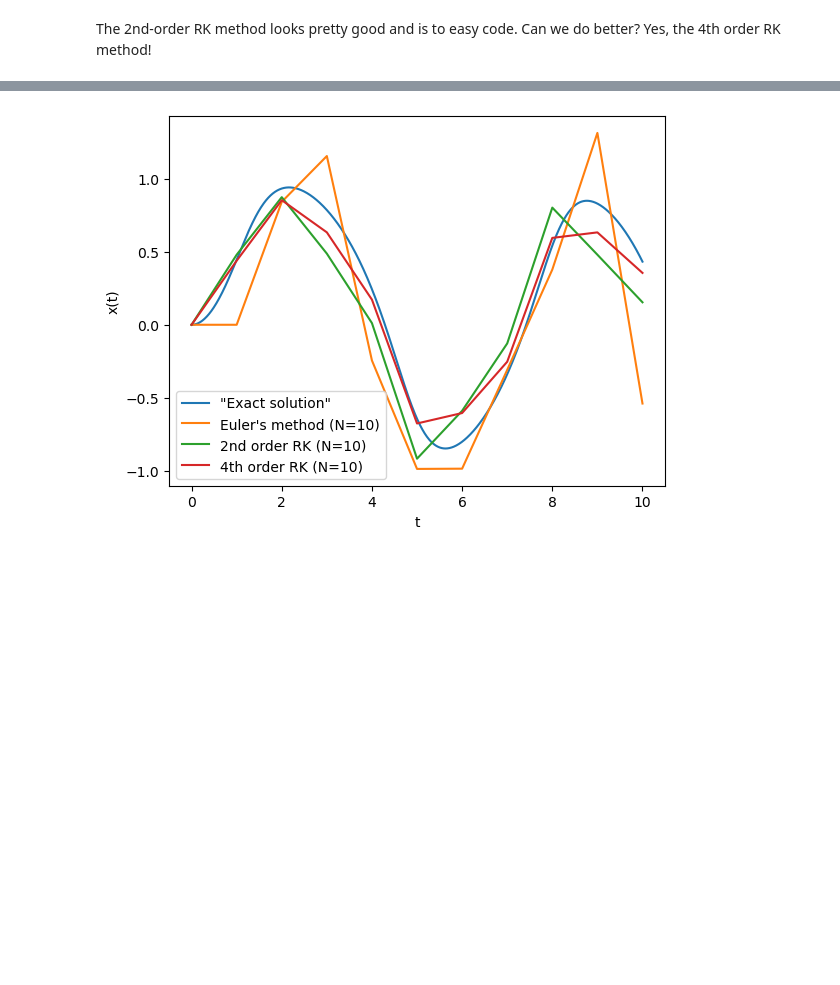
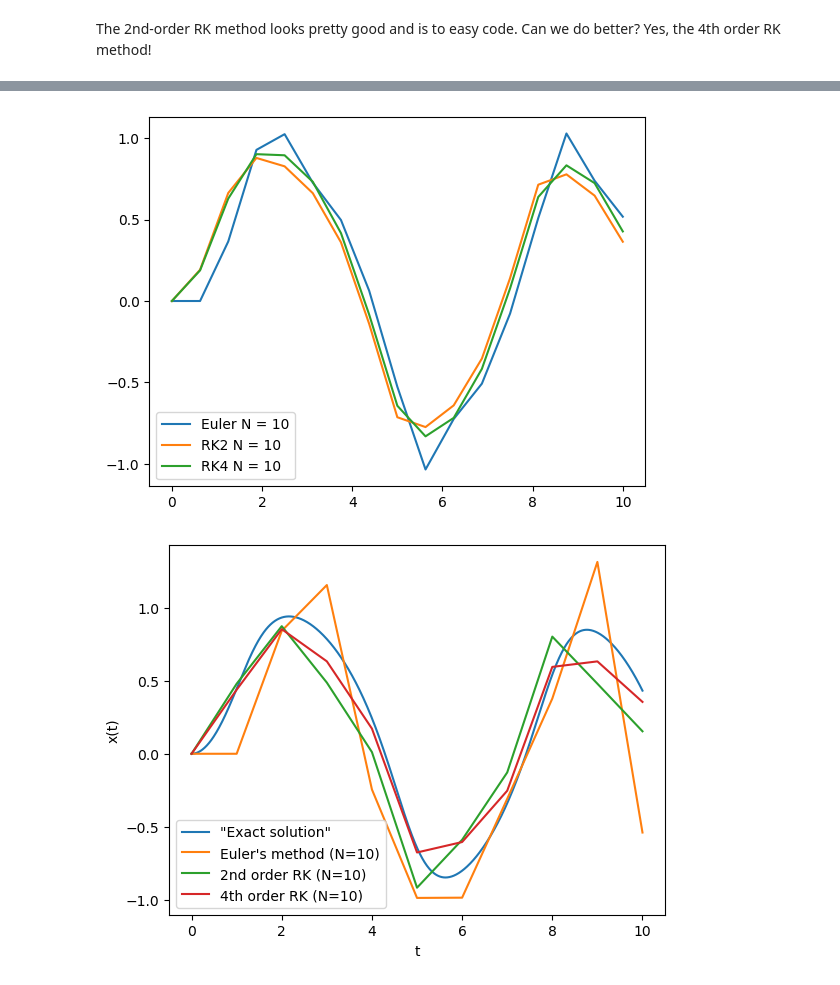
Before and after one commit to AcamaroCutcher/Computational-Physics, a Jupyter notebook: Class Notes/ph322_lecture11_may07_2026_prelecture.ipynb, the cells around one changed output, grey strips where cells are left out. Drawn from its saved outputs; the diff is of its cells as text; code cells hidden in the pictures; blank space fills up the shorter version.

```diff
--- a/Class Notes/ph322_lecture11_may07_2026_prelecture.ipynb
+++ b/Class Notes/ph322_lecture11_may07_2026_prelecture.ipynb
@@ -403,6 +451,75 @@ $
 This really isn't too bad. You can pretty much copy and paste this into your program with only a small amount of editing.
 
 I'll add the code to my program above so we can compare all three methods:
+# %%
+import numpy as np
+import matplotlib.pyplot as plt
+
+def df(x,t):
+    return -x**3 + np.sin(t)
+
+def rk2(f, t_start, t_end, N_steps, y0):
+
+    h = (t_end - t_start)/ N_steps
+    time_steps = np.arange(t_start, t_end + h, h)
+    approx_val = np.zeros_like(time_steps)
+
+    approx_val[0] = y0
+
+    for i in range(1, time_steps.shape[0]):
+        x = approx_val[i-1]
+        t = time_steps[i-1]
+        x_m = x + h/2 * f(x,t)
+        t_m = t + h/2
+        approx_val[i] = x + h*f(x_m, t_m)
+
+    return time_steps, approx_val
+
+time_steps, approx_val = rk2(df, 0, 10, 16, 0)
+
+def euler(df, a, b, N, y0):
+    h = (b - a)/N
+    time_steps = np.arange(a,b+ h, h)
+    approx_val = np.zeros_like(time_steps)
+    approx_val[0] = y0
+
+    for i in range(1, time_steps.shape[0]):
+        x = approx_val[i-1]
+        t = time_steps[i-1]
+        approx_val[i] = x + h * df(x, t)
+
+    return time_steps, approx_val
+
+def rk4(f, t_start, t_end, N_steps, y0):
+
+    h = (t_end - t_start)/ N_steps
+    time_steps = np.arange(t_start, t_end + h, h)
+    approx_val = np.zeros_like(time_steps)
+
+    approx_val[0] = y0
+
+    for i in range(1, time_steps.shape[0]):
+        x = approx_val[i-1]
+        t = time_steps[i-1]
+        k_1 = h * f(x,t)
+        k_2 = h * f(x + 1/2*k_1, t + 1/2 * h)
+        k_3 = h * f(x + 1/2*k_2, t + 1/2 * h)
+        k_4 = h * f(x + k_3, t + h)
+        approx_val[i] = x + 1/6*(k_1 + 2 * k_2 + 2 * k_3 + k_4)
+
+    return time_steps, approx_val
+
+time_steps_1, approx_val_1 = euler(df, 0,10,16,0)
+time_steps_2, approx_val_2 = rk2(df, 0, 10, 16, 0)
+time_steps_3, approx_val_3 = rk4(df, 0, 10, 16, 0)
+
+plt.plot(time_steps_1, approx_val_1, label="Euler N = 10")
+plt.plot(time_steps_2, approx_val_2, label="RK2 N = 10")
+plt.plot(time_steps_3, approx_val_3, label="RK4 N = 10")
+plt.legend()
+plt.show()
+# %% [output]
+[figure, added]
 # %%
 # Use 4th order RK method solve a first-order ODE
 # %% [output]
```
Also changed, not shown: parts of 3 cells of this notebook.
